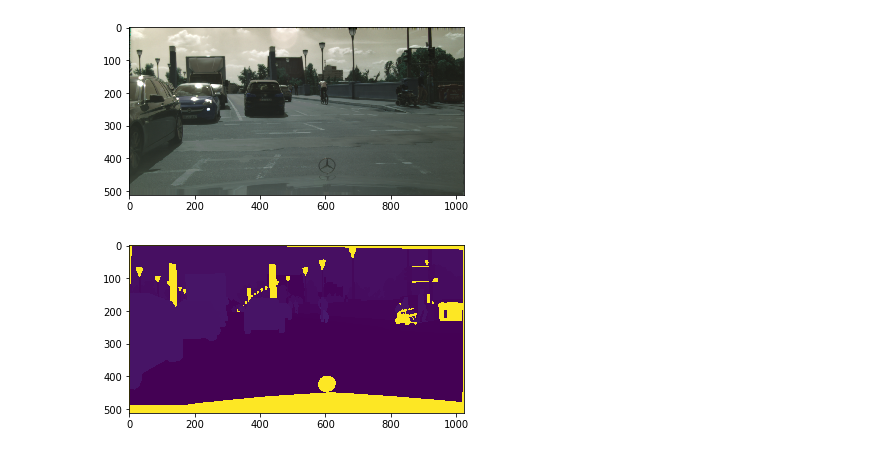
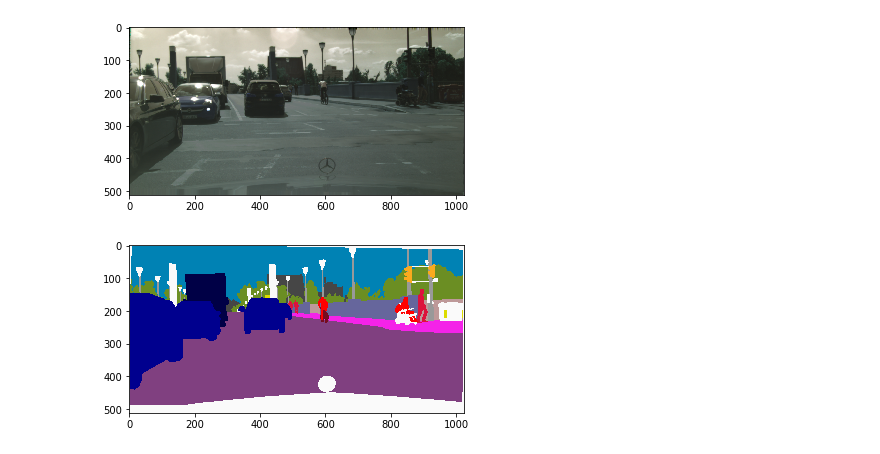
Before and after one commit to Regressionist/Semantic-Segmentation-UNet, a Jupyter notebook: train.ipynb, the cells around one changed output. Drawn from its saved outputs; the diff is of its cells as text; code cells hidden in the pictures.

Commit message:
changing train.ipynb

```diff
--- a/train.ipynb
+++ b/train.ipynb
@@ -29,10 +29,10 @@ val_dataset=PlacesDataset(val_files,augment=10,transforms=True)
 # %%
 img,label=val_dataset[40]
 showimage(img,1)
-showimage(label,0)
+showimage(train_dataset.decode_segmap(label.numpy()),0)
 # %% [output]
 [figure]
-[figure, old version]
+[figure, new version]
 # %%
 train_loader = torch.utils.data.DataLoader(train_dataset,shuffle=True,batch_size=2)
 validation_loader = torch.utils.data.DataLoader(val_dataset,batch_size=1)
```
Also changed, not shown: parts of 1 cell of this notebook.
